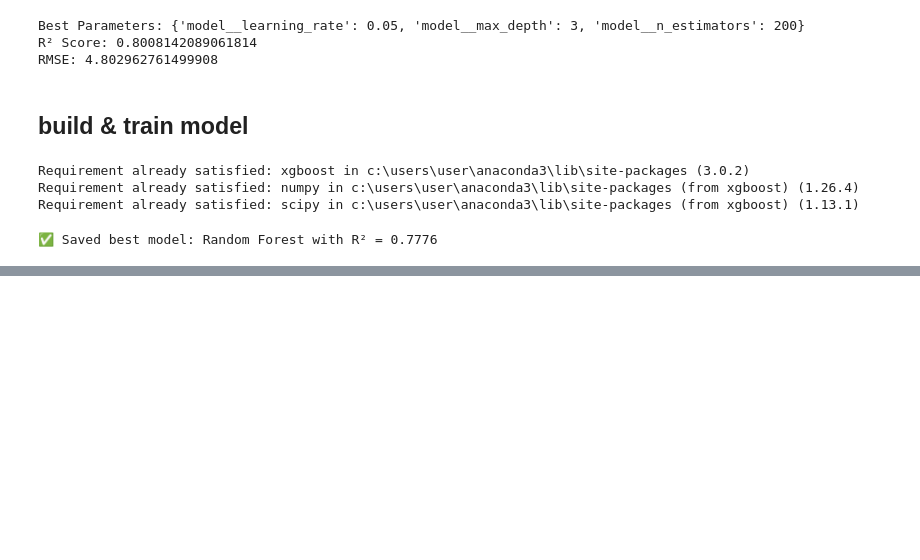
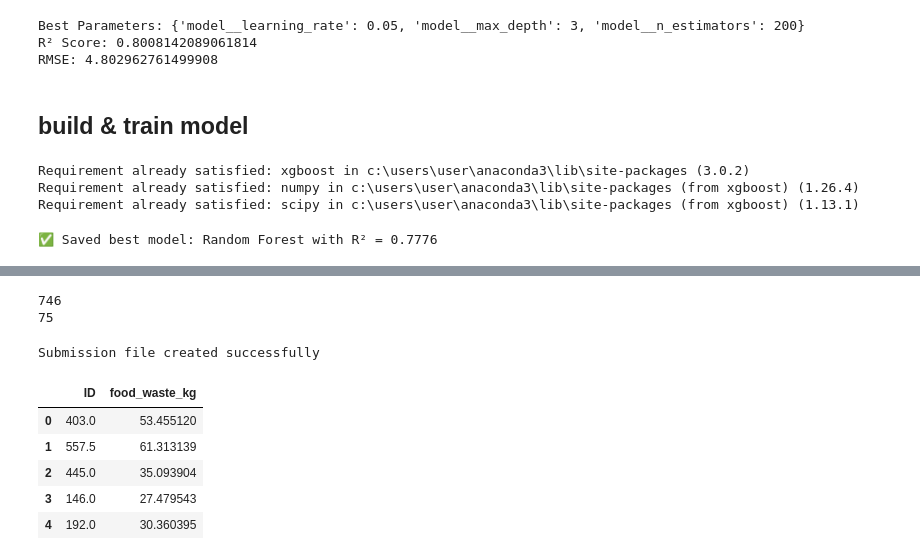
Before and after one commit to christopher-christain/Messy-Food-Waste-Prediction, a Jupyter notebook: models/model_pipeline.ipynb, the cells around one changed output, grey strips where cells are left out. Cells and saved outputs as stored; diff of their text form; code cells hidden in the pictures; blank space fills up the shorter version.

Commit message:
model

```diff
--- a/models/model_pipeline.ipynb
+++ b/models/model_pipeline.ipynb
@@ -166,0 +200,13 @@ results_df.to_csv("model_results.csv", index=False)
+# %%
+y_train = pd.to_numeric(y_train, errors='coerce').fillna(0)
+# %%
+from sklearn.ensemble import GradientBoostingRegressor
+
+# Train
+model = GradientBoostingRegressor()
+model.fit(X_train, y_train)  # X_train is a DataFrame
+
+# Predict
+y_pred = model.predict(X_test)  # X_test is also a DataFrame
+# %%
+y_pred = model.predict(X_test)
@@ -166,0 +218,27 @@ results_df.to_csv("model_results.csv", index=False)
+# %%
+print(len(X.iloc[:, 0]))
+print(len(submitted_data))
+# %% [output]
+746
+75
+# %%
+
+submitted_data=y_pred          # Gradient Boosting regression
+
+submission = pd.DataFrame({
+    "ID": X_test.iloc[:, 0].values,  # Use test set IDs
+    "food_waste_kg": submitted_data.flatten()
+})
+submission.to_csv("submission.csv", index=False)
+print("Submission file created successfully")
+# %% [output]
+Submission file created successfully
+# %%
+display(submission.head())
+# %% [output]
+|  | ID | food_waste_kg |
+| 0 | 403.0 | 53.455120 |
+| 1 | 557.5 | 61.313139 |
+| 2 | 445.0 | 35.093904 |
+| 3 | 146.0 | 27.479543 |
+| 4 | 192.0 | 30.360395 |
```
Also changed, not shown: parts of 6 cells of this notebook.
